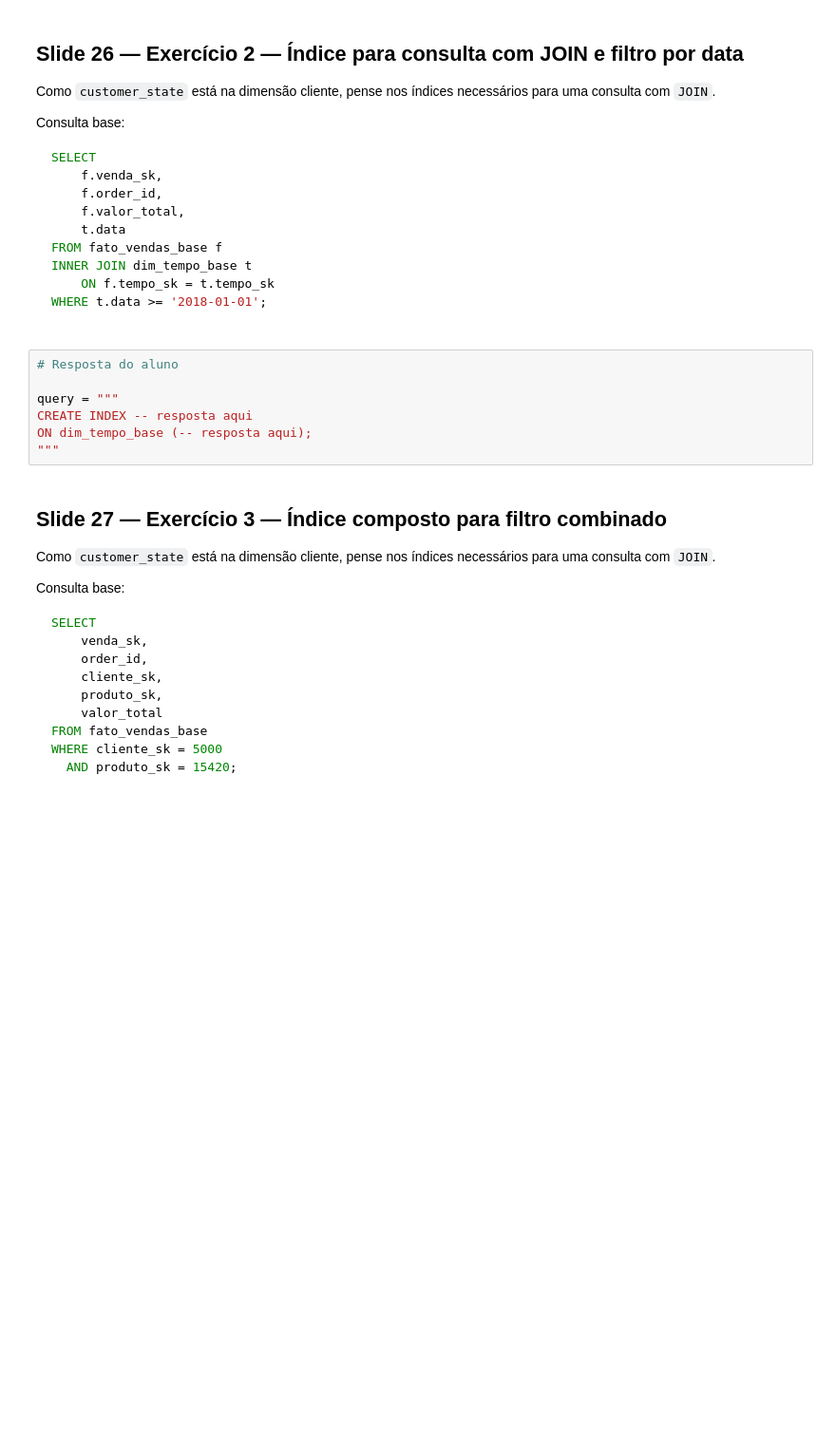
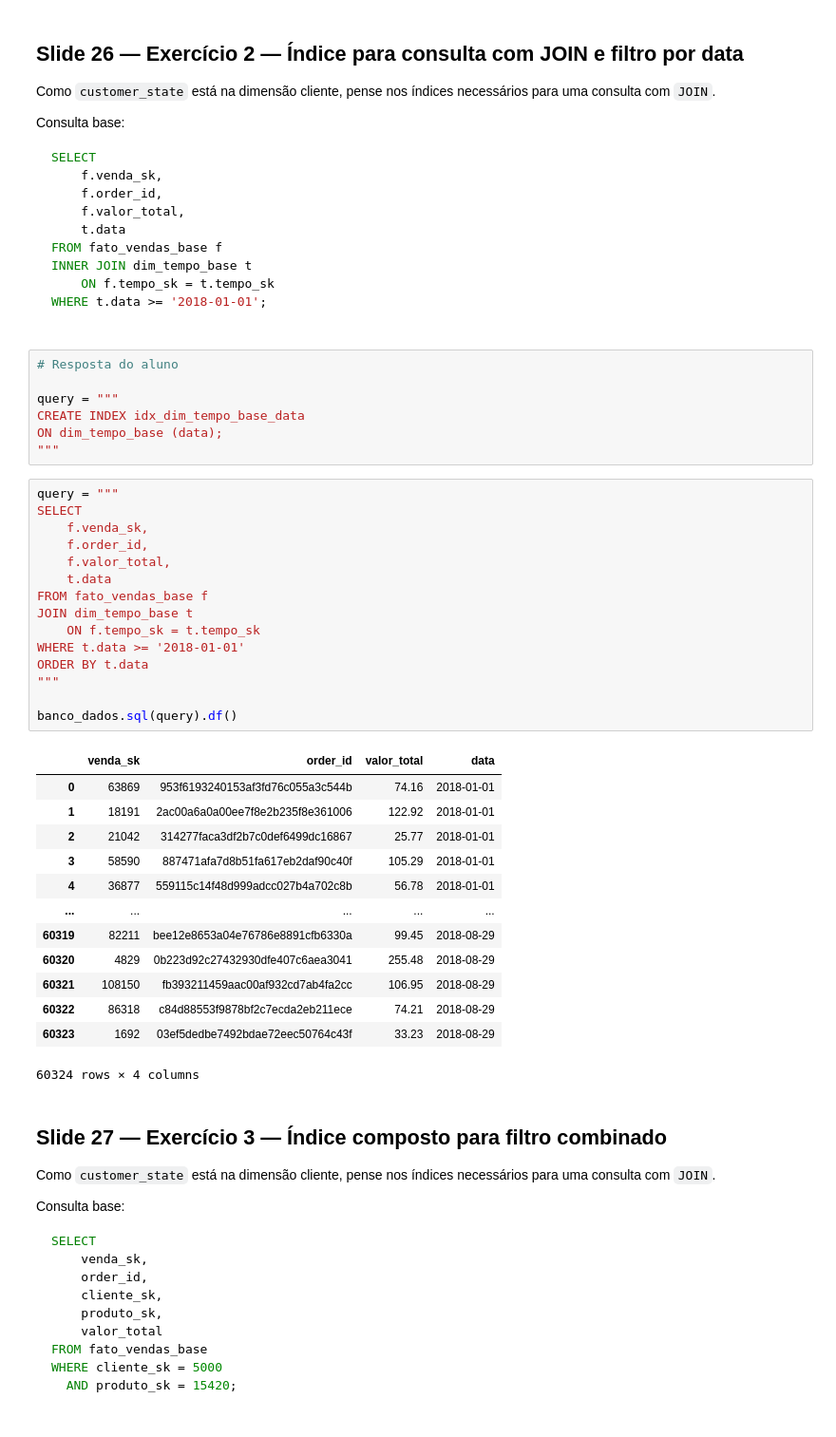
Before and after one commit to samuelbucco/Semana_10, a Jupyter notebook: samuel_bucco/Semana_10_exercicios_aula.ipynb, the cells around one changed output. Shown at 95% size. Cells and saved outputs as stored; diff of their text form; blank space fills up the shorter version.

```diff
--- a/samuel_bucco/Semana_10_exercicios_aula.ipynb
+++ b/samuel_bucco/Semana_10_exercicios_aula.ipynb
@@ -1413,9 +1436,38 @@ WHERE t.data >= '2018-01-01';
 # Resposta do aluno
 
 query = """
-CREATE INDEX -- resposta aqui
-ON dim_tempo_base (-- resposta aqui);
+CREATE INDEX idx_dim_tempo_base_data
+ON dim_tempo_base (data);
 """
+# %%
+query = """
+SELECT
+	f.venda_sk,
+    f.order_id,
+    f.valor_total,
+    t.data
+FROM fato_vendas_base f
+JOIN dim_tempo_base t
+	ON f.tempo_sk = t.tempo_sk
+WHERE t.data >= '2018-01-01'
+ORDER BY t.data
+"""
+
+banco_dados.sql(query).df()
+# %% [output]
+|  | venda_sk | order_id | valor_total | data |
+| 0 | 63869 | 953f6193240153af3fd76c055a3c544b | 74.16 | 2018-01-01 |
+| 1 | 18191 | 2ac00a6a0a00ee7f8e2b235f8e361006 | 122.92 | 2018-01-01 |
+| 2 | 21042 | 314277faca3df2b7c0def6499dc16867 | 25.77 | 2018-01-01 |
+| 3 | 58590 | 887471afa7d8b51fa617eb2daf90c40f | 105.29 | 2018-01-01 |
+| 4 | 36877 | 559115c14f48d999adcc027b4a702c8b | 56.78 | 2018-01-01 |
+| ... | ... | ... | ... | ... |
+| 60319 | 82211 | bee12e8653a04e76786e8891cfb6330a | 99.45 | 2018-08-29 |
+| 60320 | 4829 | 0b223d92c27432930dfe407c6aea3041 | 255.48 | 2018-08-29 |
+| 60321 | 108150 | fb393211459aac00af932cd7ab4fa2cc | 106.95 | 2018-08-29 |
+| 60322 | 86318 | c84d88553f9878bf2c7ecda2eb211ece | 74.21 | 2018-08-29 |
+| 60323 | 1692 | 03ef5dedbe7492bdae72eec50764c43f | 33.23 | 2018-08-29 |
+60324 rows × 4 columns
 # %% [markdown]
 ## Slide 27 — Exercício 3 — Índice composto para filtro combinado
 
```
Also changed, not shown: parts of 5 cells of this notebook.
